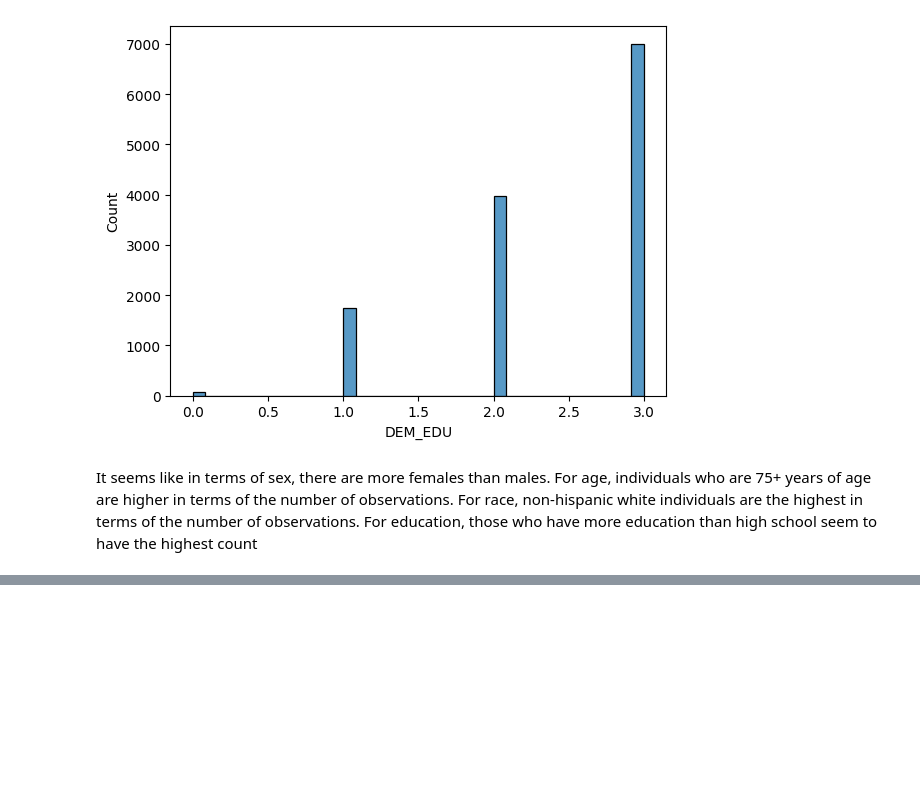
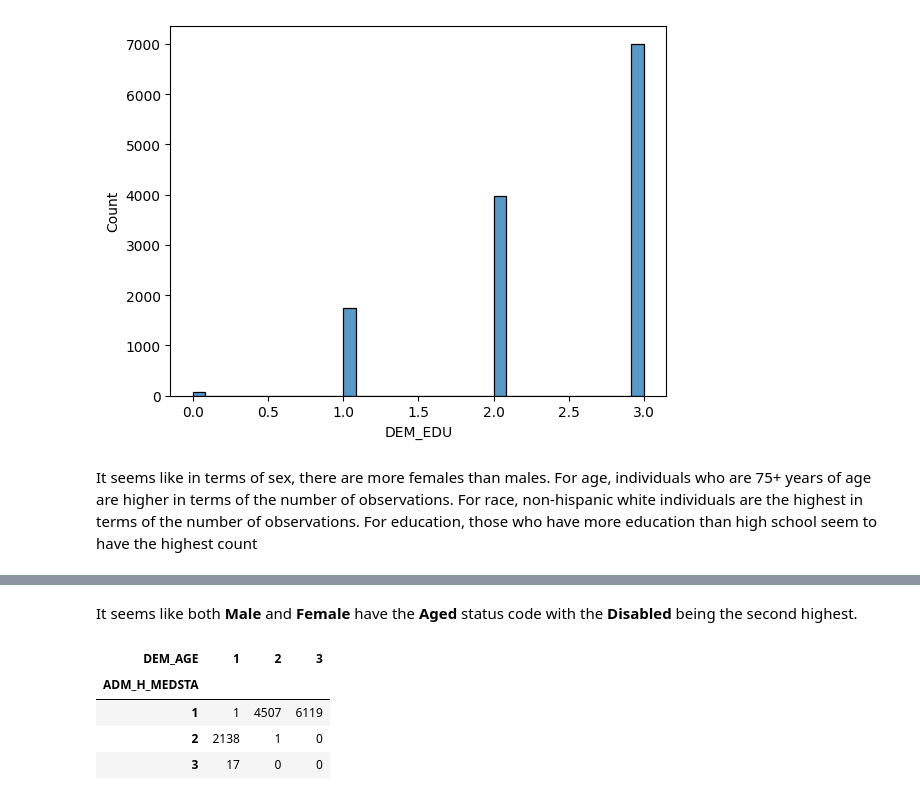
Before and after one commit to tkj9ep/visualization, a Jupyter notebook: assignment/assignment.ipynb, the cells around one changed output, grey strips where cells are left out. Drawn from its saved outputs; the diff is of its cells as text; code cells hidden in the pictures; blank space fills up the shorter version.

```diff
--- a/assignment/assignment.ipynb
+++ b/assignment/assignment.ipynb
@@ -504,0 +522,10 @@ It seems like in terms of sex, there are more females than males. For age, indiv
+# %% [markdown]
+It seems like both **Male** and **Female** have the **Aged** status code with the **Disabled** being the second highest.
+# %%
+pd.crosstab(medicare_dataset["ADM_H_MEDSTA"], medicare_dataset["DEM_AGE"])
+# %% [output]
+| DEM_AGE | 1 | 2 | 3 |
+| ADM_H_MEDSTA |  |  |  |
+| 1 | 1 | 4507 | 6119 |
+| 2 | 2138 | 1 | 0 |
+| 3 | 17 | 0 | 0 |
```
Also changed, not shown: parts of 11 cells of this notebook.
